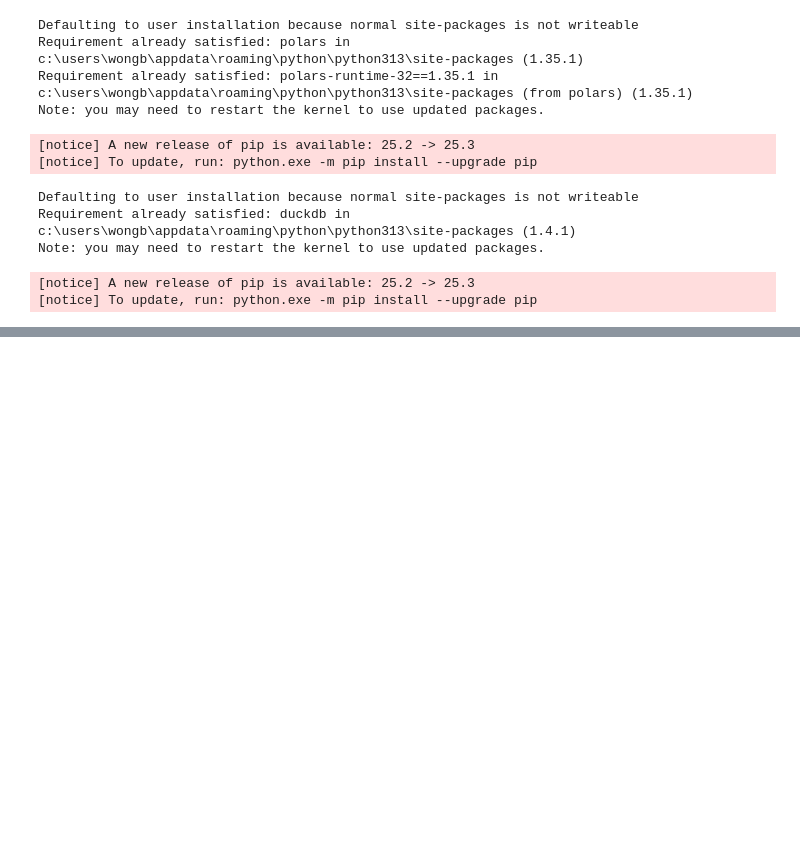
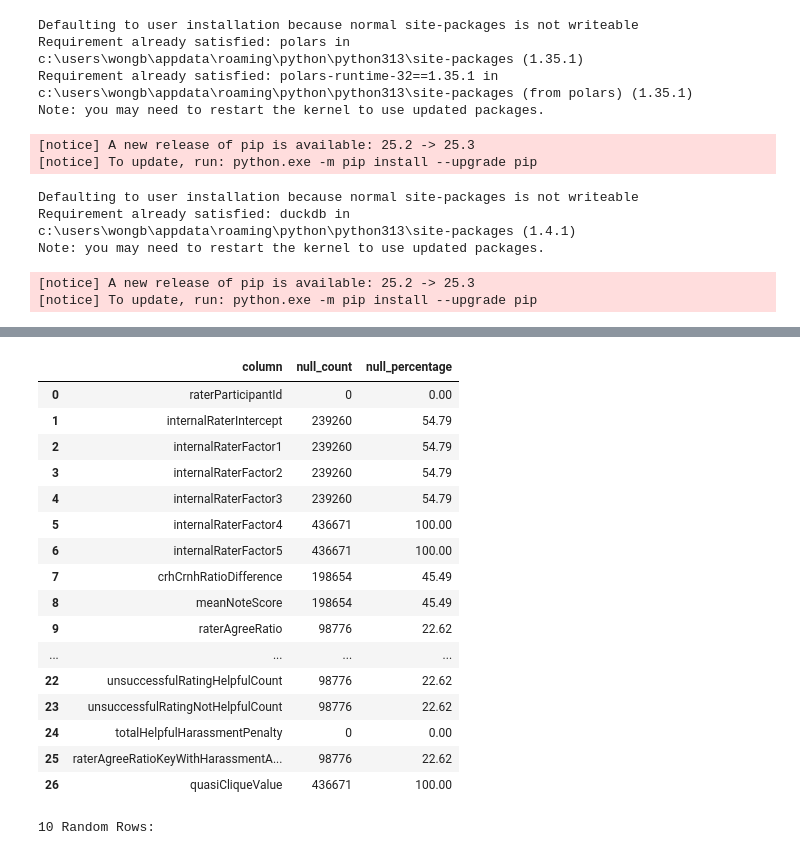
Before and after one commit to sacrom-wongbe/twitter-community-notes-user-time-series, a Jupyter notebook: tools/Data Reader.ipynb, the cells around one changed output, grey strips where cells are left out. Cells and saved outputs as stored; diff of their text form; code cells hidden in the pictures; blank space fills up the shorter version.

```diff
--- a/tools/Data Reader.ipynb
+++ b/tools/Data Reader.ipynb
@@ -169,0 +149,59 @@ Null/NaN Counts by Column:
+# %%
+import duckdb
+import pandas as pd
+
+path = r"C:\Users\wongb\twitter-community-notes-time-series\twitter-community-notes-user-time-series\aggregator\data\prescoringRaterModelOutput_3dim.tsv"
+
+con = duckdb.connect()
+
+# Read the parquet into DuckDB - get schema
+df = con.execute(f"SELECT * FROM read_csv('{path}') LIMIT 0").fetchdf()
+
+# Show columns
+print("Columns:")
+print(df.columns)
+
+# Get total row count
+total_rows = con.execute(f"SELECT COUNT(*) FROM read_csv('{path}')").fetchone()[0]
+print(f"\nTotal Rows: {total_rows:,}")
+
+# Get distinct raterParticipantId count
+distinct_raters = con.execute(f"SELECT COUNT(DISTINCT raterParticipantId) FROM read_csv('{path}')").fetchone()[0]
+print(f"Distinct raterParticipantId: {distinct_raters:,}")
+
+# Get null counts for each column
+null_counts = []
+for col in df.columns:
+    null_count = con.execute(f"""
+        SELECT COUNT(*) - COUNT({col}) as null_count
+        FROM read_csv('{path}')
+    """).fetchone()[0]
+    null_pct = (null_count / total_rows * 100) if total_rows > 0 else 0
+    null_counts.append({
+        'column': col,
+        'null_count': null_count,
+        'null_percentage': round(null_pct, 2)
+    })
+
+# Create null counts DataFrame
+null_df = pd.DataFrame(null_counts)
+
+# Display null counts
+print("\nNull/NaN Counts by Column:")
+pd.set_option('display.max_rows', None)
+display(null_df)
+
+# Get 10 random rows
+print("\n10 Random Rows:")
+random_rows = con.execute(f"SELECT * FROM read_csv('{path}') USING SAMPLE 10").fetchdf()
+
+# Set display options for better viewing
+pd.set_option('display.max_columns', None)
+pd.set_option('display.width', None)
+pd.set_option('display.max_colwidth', 50)
+
+# Display the DataFrame
+display(random_rows)
+
+con.close()
+# %% [output]
@@ -169,0 +225,18 @@ Null/NaN Counts by Column:
+|  | column | null_count | null_percentage |
+| 0 | raterParticipantId | 0 | 0.00 |
+| 1 | internalRaterIntercept | 239260 | 54.79 |
+| 2 | internalRaterFactor1 | 239260 | 54.79 |
+| 3 | internalRaterFactor2 | 239260 | 54.79 |
+| 4 | internalRaterFactor3 | 239260 | 54.79 |
+| 5 | internalRaterFactor4 | 436671 | 100.00 |
+| 6 | internalRaterFactor5 | 436671 | 100.00 |
+| 7 | crhCrnhRatioDifference | 198654 | 45.49 |
+| 8 | meanNoteScore | 198654 | 45.49 |
+| 9 | raterAgreeRatio | 98776 | 22.62 |
+| ... | ... | ... | ... |
+| 22 | unsuccessfulRatingHelpfulCount | 98776 | 22.62 |
+| 23 | unsuccessfulRatingNotHelpfulCount | 98776 | 22.62 |
+| 24 | totalHelpfulHarassmentPenalty | 0 | 0.00 |
+| 25 | raterAgreeRatioKeyWithHarassmentA... | 98776 | 22.62 |
+| 26 | quasiCliqueValue | 436671 | 100.00 |
+10 Random Rows:
```
Also changed, not shown: parts of 7 cells of this notebook, 2 other files.
